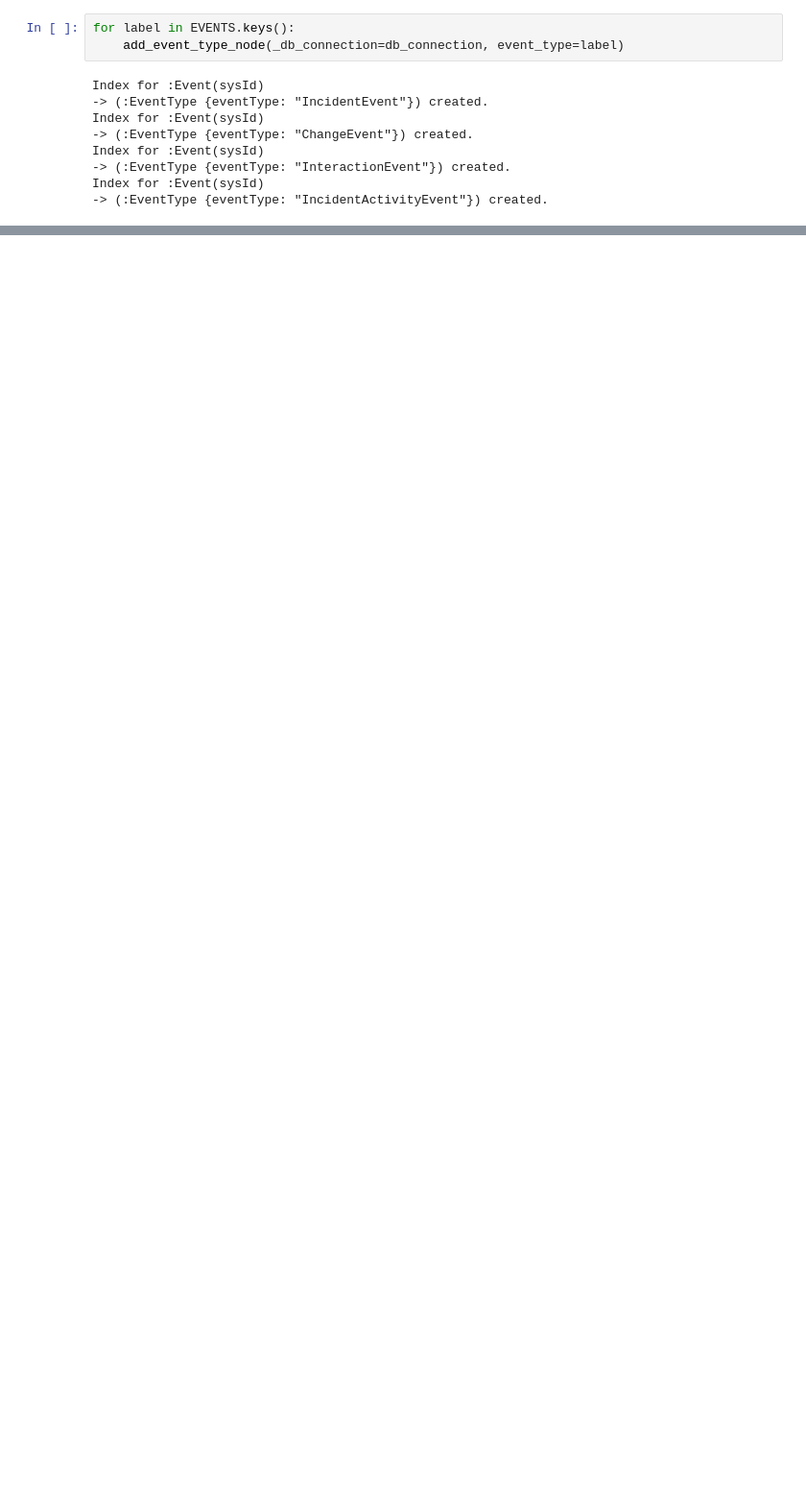
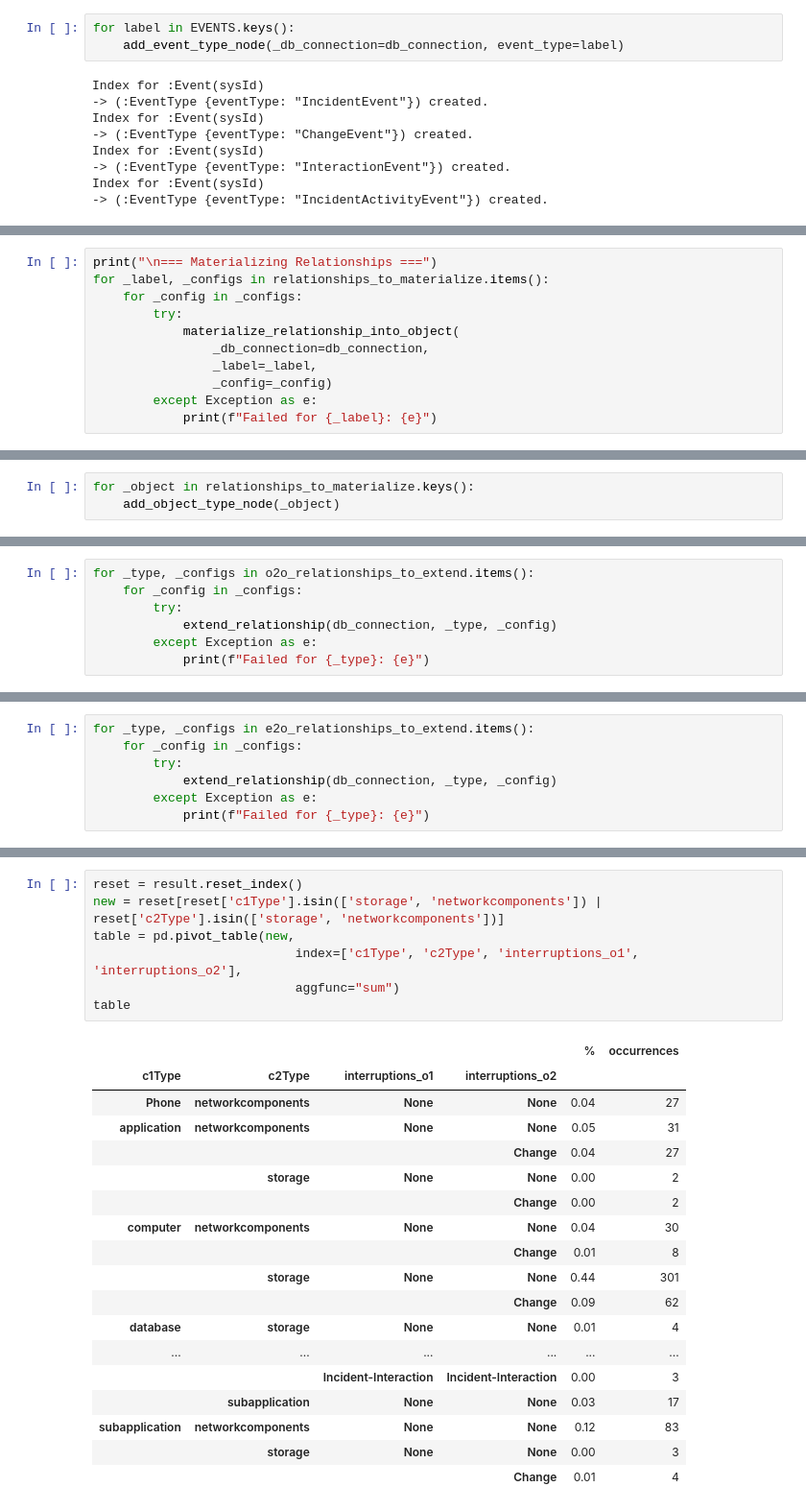
Before and after one commit to Ava-S/EKG_BPIC2014_Notebook, a Jupyter notebook: 2_full_analysis.ipynb, the cells around one changed output, grey strips where cells are left out. Shown: that part at 96% size. Cells and saved outputs as stored; diff of their text form; blank space fills up the shorter version.

```diff
--- a/2_full_analysis.ipynb
+++ b/2_full_analysis.ipynb
@@ -1544,0 +1700,11 @@ Index for :IncidentActivityEvent(timestamp)
+# %%
+print("\n=== Materializing Relationships ===")
+for _label, _configs in relationships_to_materialize.items():
+    for _config in _configs:
+        try:
+            materialize_relationship_into_object(
+                _db_connection=db_connection,
+                _label=_label,
+                _config=_config)
+        except Exception as e:
+            print(f"Failed for {_label}: {e}")
@@ -1544,0 +1716,3 @@ Index for :IncidentActivityEvent(timestamp)
+# %%
+for _object in relationships_to_materialize.keys():
+    add_object_type_node(_object)
@@ -1544,0 +1840,7 @@ Index for :IncidentActivityEvent(timestamp)
+# %%
+for _type, _configs in o2o_relationships_to_extend.items():
+    for _config in _configs:
+        try:
+            extend_relationship(db_connection, _type, _config)
+        except Exception as e:
+            print(f"Failed for {_type}: {e}")
@@ -1544,0 +1929,7 @@ Index for :IncidentActivityEvent(timestamp)
+# %%
+for _type, _configs in e2o_relationships_to_extend.items():
+    for _config in _configs:
+        try:
+            extend_relationship(db_connection, _type, _config)
+        except Exception as e:
+            print(f"Failed for {_type}: {e}")
@@ -2232,0 +3132,26 @@ Index(['interruptions_o1', 'interruptions_o2', 'occurrences'], dtype='object')
+# %%
+reset = result.reset_index()
+new = reset[reset['c1Type'].isin(['storage', 'networkcomponents']) | reset['c2Type'].isin(['storage', 'networkcomponents'])]
+table = pd.pivot_table(new,
+                           index=['c1Type', 'c2Type', 'interruptions_o1', 'interruptions_o2'],
+                           aggfunc="sum")
+table
+# %% [output]
+|  |  |  |  | % | occurrences |
+| c1Type | c2Type | interruptions_o1 | interruptions_o2 |  |  |
+| Phone | networkcomponents | None | None | 0.04 | 27 |
+| application | networkcomponents | None | None | 0.05 | 31 |
+|  |  |  | Change | 0.04 | 27 |
+|  | storage | None | None | 0.00 | 2 |
+|  |  |  | Change | 0.00 | 2 |
+| computer | networkcomponents | None | None | 0.04 | 30 |
+|  |  |  | Change | 0.01 | 8 |
+|  | storage | None | None | 0.44 | 301 |
+|  |  |  | Change | 0.09 | 62 |
+| database | storage | None | None | 0.01 | 4 |
+| ... | ... | ... | ... | ... | ... |
+|  |  | Incident-Interaction | Incident-Interaction | 0.00 | 3 |
+|  | subapplication | None | None | 0.03 | 17 |
+| subapplication | networkcomponents | None | None | 0.12 | 83 |
+|  | storage | None | None | 0.00 | 3 |
+|  |  |  | Change | 0.01 | 4 |
```
Also changed, not shown: parts of 213 cells of this notebook.
